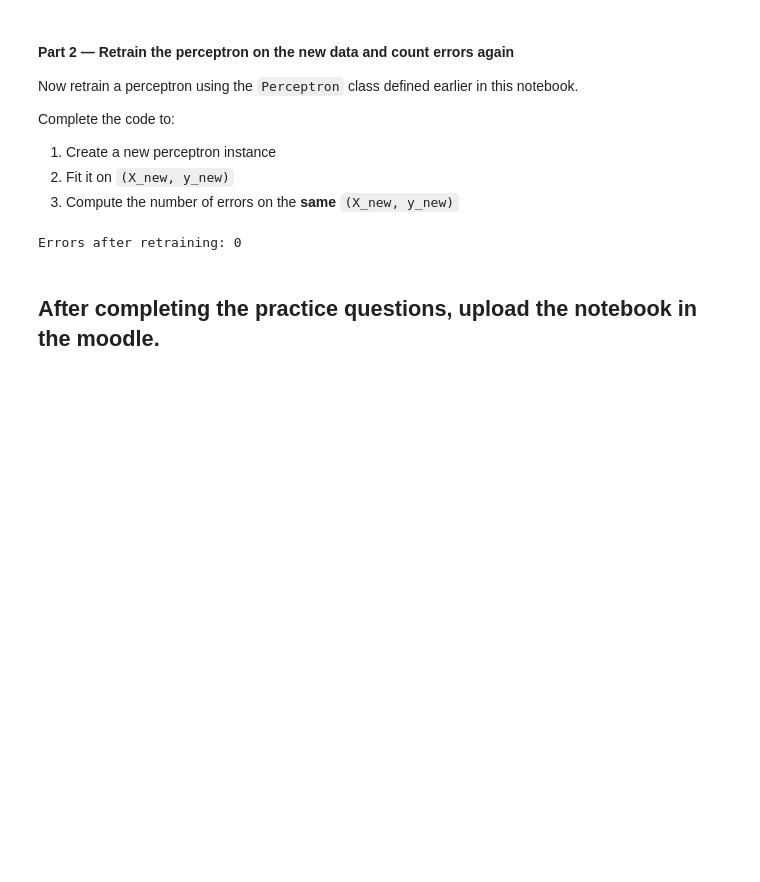
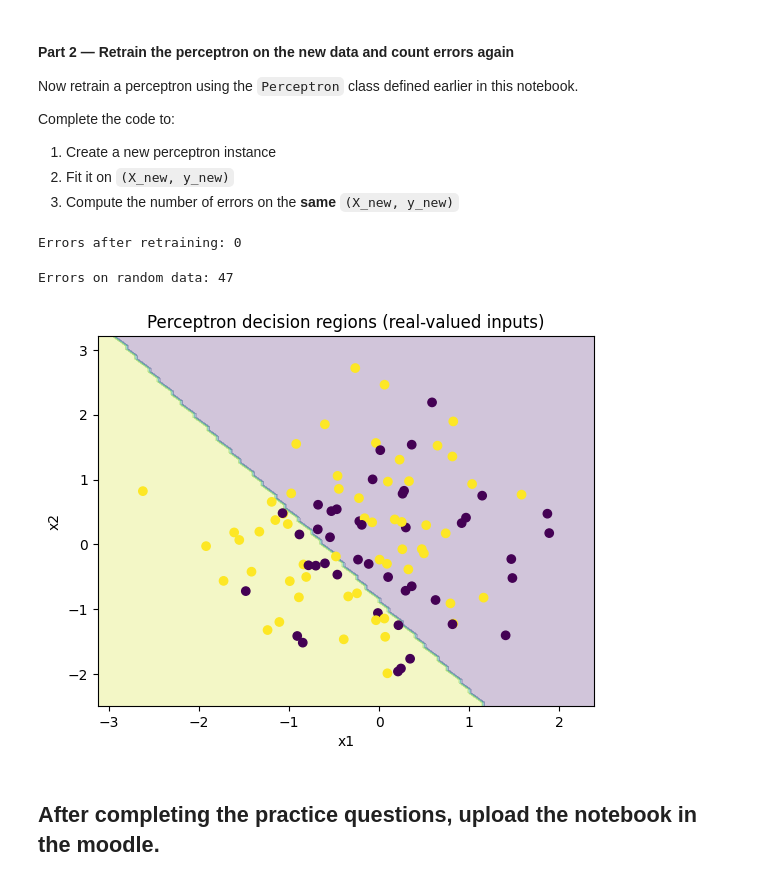
Before and after one commit to sbalbale/Trinity-CPSC360-Deep-Learning, a Jupyter notebook: Lecture07/class_exercise_3.ipynb, the cells around one changed output. Saved outputs shown, nothing was run; the diff lists cells and outputs as text; code cells hidden in the pictures; blank space fills up the shorter version.

```diff
--- a/Lecture07/class_exercise_3.ipynb
+++ b/Lecture07/class_exercise_3.ipynb
@@ -698,5 +698,25 @@ retrain_errors = np.sum(y_pred != y_new)
 print("Errors after retraining:", retrain_errors)
 # %% [output]
 Errors after retraining: 0
+# %%
+def create_random_data():
+    """Create a random dataset of 100 samples with 2 features and binary labels."""
+    rng = np.random.RandomState(42)
+    X_random = rng.randn(100, 2)  # 100 samples, 2 features
+    y_random = rng.randint(0, 2, size=100)  # Binary labels (0 or 1)
+    return X_random, y_random
+
+p_random = Perceptron(lr=0.1, epochs=25, shuffle=True, random_state=1)
+X_random, y_random = create_random_data()
+p_random.fit(X_random, y_random)
+
+y_random_pred = p_random.predict(X_random)
+random_errors = np.sum(y_random_pred != y_random)
+print("Errors on random data:", random_errors)
+
+plot_decision_boundary_2d(p_random, X_random, y_random)
+# %% [output]
+Errors on random data: 47
+[figure, added]
 # %% [markdown]
 ## After completing the practice questions, upload the notebook in the moodle.
```
